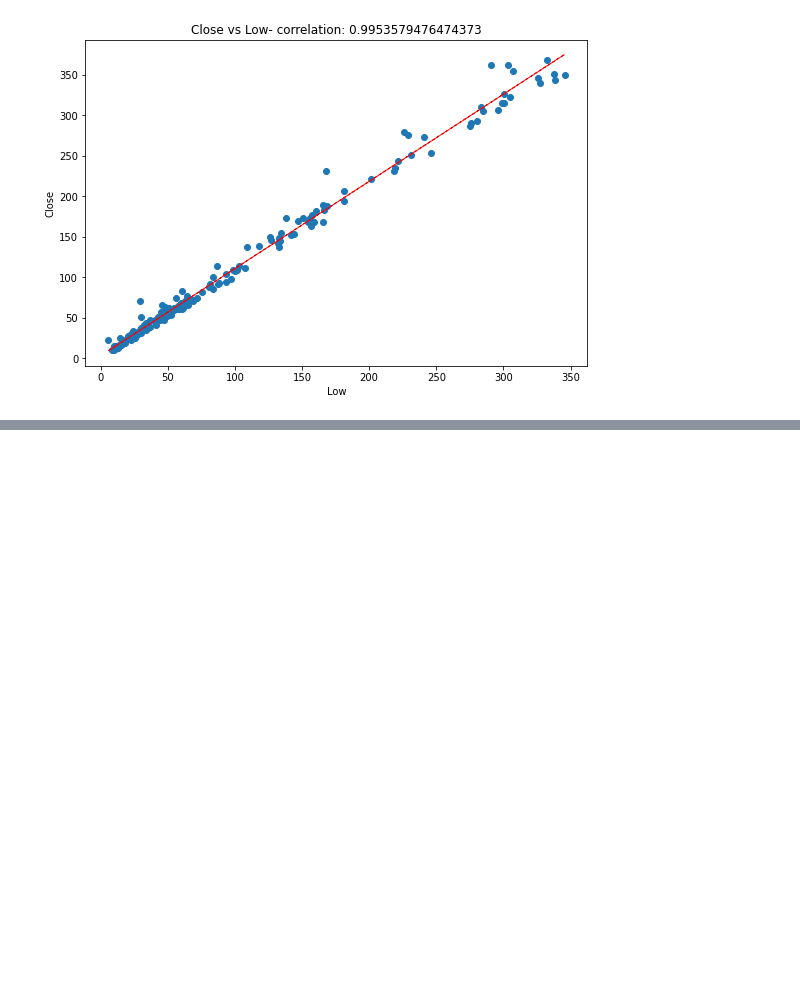
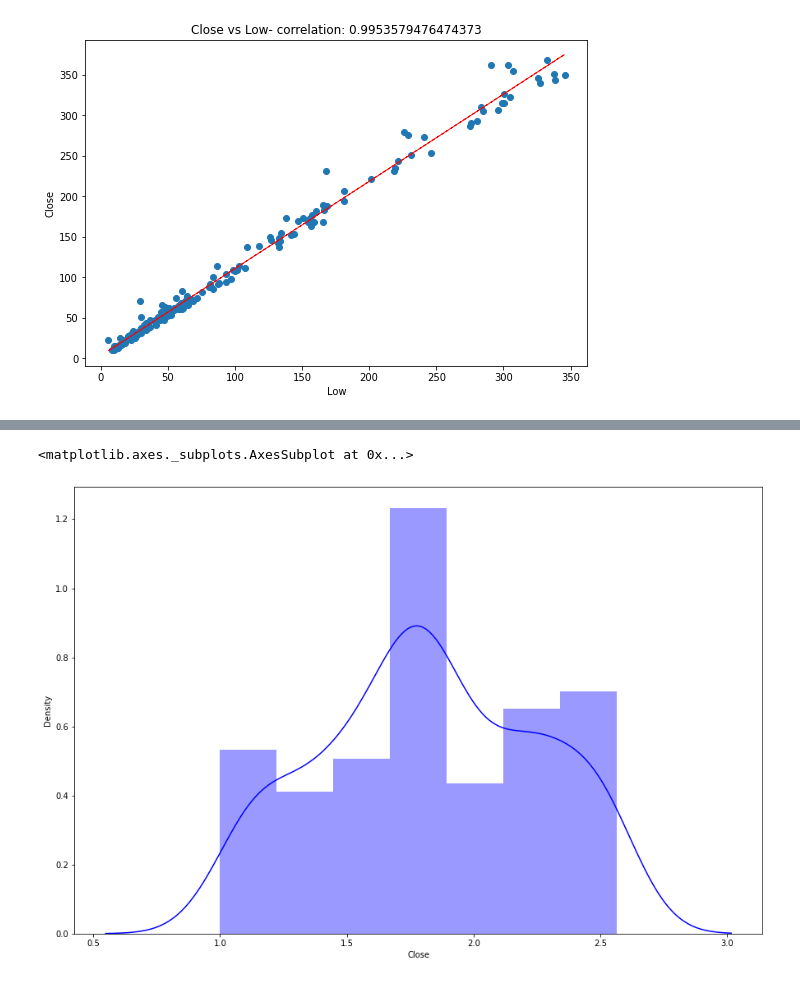
Before and after one commit to prav87654/Regression-YesBank-Stock-Prediction, a Jupyter notebook: Yes_Bank_Stock_Prediction(Praveen_S)_Regression_model.ipynb, the cells around one changed output, grey strips where cells are left out. Saved outputs shown, nothing was run; the diff lists cells and outputs as text; code cells hidden in the pictures; blank space fills up the shorter version.

```diff
--- a/Yes_Bank_Stock_Prediction(Praveen_S)_Regression_model.ipynb
+++ b/Yes_Bank_Stock_Prediction(Praveen_S)_Regression_model.ipynb
@@ -146,0 +155,9 @@ plt.show()
+# %%
+# Defining the size of the graph
+plt.figure(figsize=(15,10))
+
+#Plotting distplot of the normalized Close distribution
+sns.distplot(np.log10(df['Close']),color="blue")
+# %% [output]
+<matplotlib.axes._subplots.AxesSubplot at 0x...>
+[figure, added]
```
Also changed, not shown: parts of 3 cells of this notebook.
